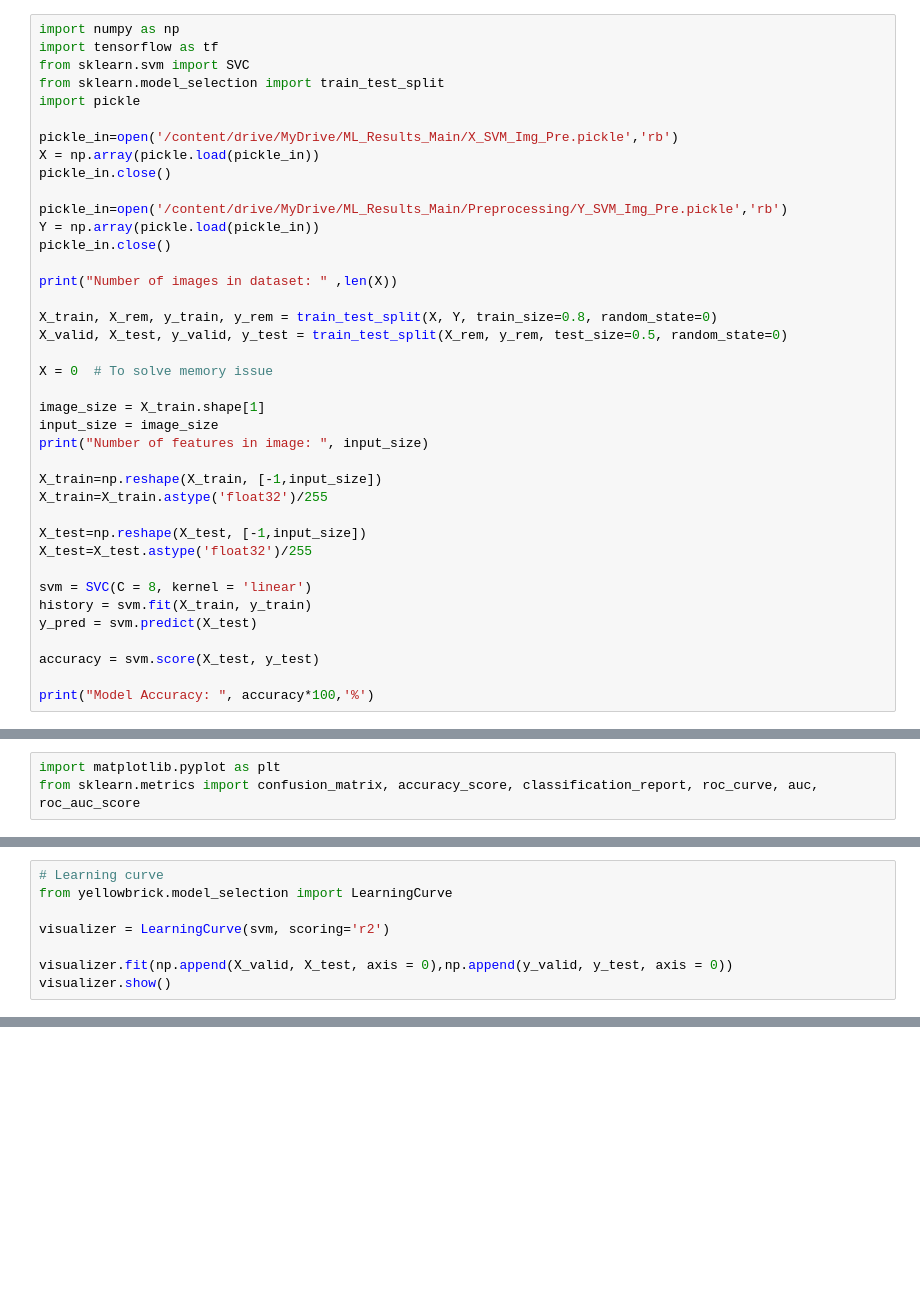
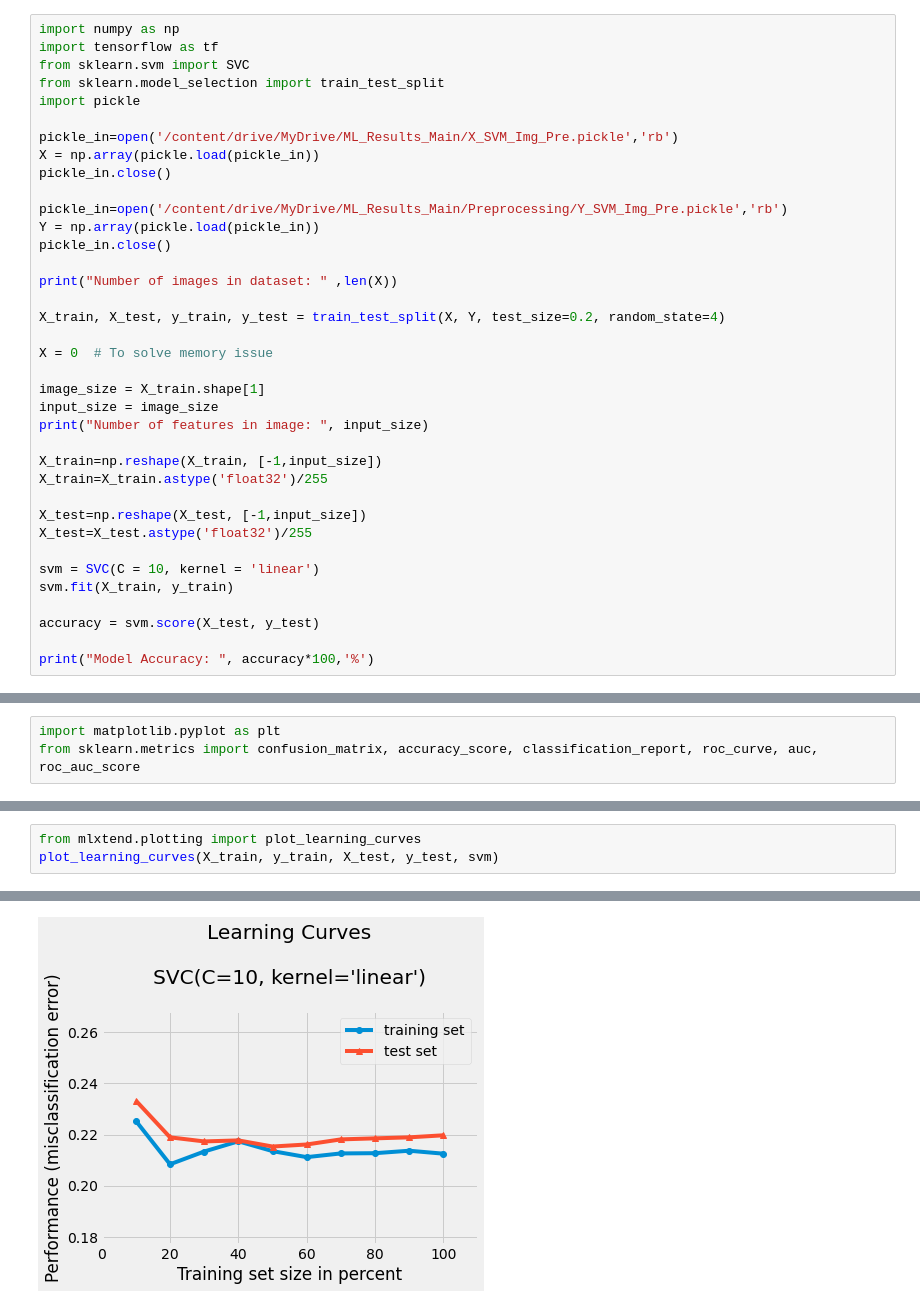
Before and after one commit to 0xOrigin/ANN_SVM_Project, a Jupyter notebook: Notebooks/Models/SVM_Img.ipynb, the cells around one changed output, grey strips where cells are left out. Cells and saved outputs as stored; diff of their text form; blank space fills up the shorter version.

```diff
--- a/Notebooks/Models/SVM_Img.ipynb
+++ b/Notebooks/Models/SVM_Img.ipynb
@@ -20,8 +20,7 @@ pickle_in.close()
 
 print("Number of images in dataset: " ,len(X))
 
-X_train, X_rem, y_train, y_rem = train_test_split(X, Y, train_size=0.8, random_state=0)
-X_valid, X_test, y_valid, y_test = train_test_split(X_rem, y_rem, test_size=0.5, random_state=0)
+X_train, X_test, y_train, y_test = train_test_split(X, Y, test_size=0.2, random_state=4)
 
 X = 0  # To solve memory issue
 
@@ -35,9 +34,8 @@ X_train=X_train.astype('float32')/255
 X_test=np.reshape(X_test, [-1,input_size])
 X_test=X_test.astype('float32')/255
 
-svm = SVC(C = 8, kernel = 'linear')
-history = svm.fit(X_train, y_train)
-y_pred = svm.predict(X_test)
+svm = SVC(C = 10, kernel = 'linear')
+svm.fit(X_train, y_train)
 
 accuracy = svm.score(X_test, y_test)
 
@@ -81,8 +79,0 @@ Model accuracy:  0.784688995215311
-# %%
-# Learning curve
-from yellowbrick.model_selection import LearningCurve
-
-visualizer = LearningCurve(svm, scoring='r2')
-
-visualizer.fit(np.append(X_valid, X_test, axis = 0),np.append(y_valid, y_test, axis = 0))
-visualizer.show()
@@ -91,0 +80,4 @@ visualizer.show()
+# %%
+from mlxtend.plotting import plot_learning_curves
+plot_learning_curves(X_train, y_train, X_test, y_test, svm)
+# %% [output]
@@ -92,2 +104,3 @@ visualizer.show()
+[figure, added]
 # %%
 ################## ROC Curve
```
Also changed, not shown: parts of 9 cells of this notebook, 13 other files.
